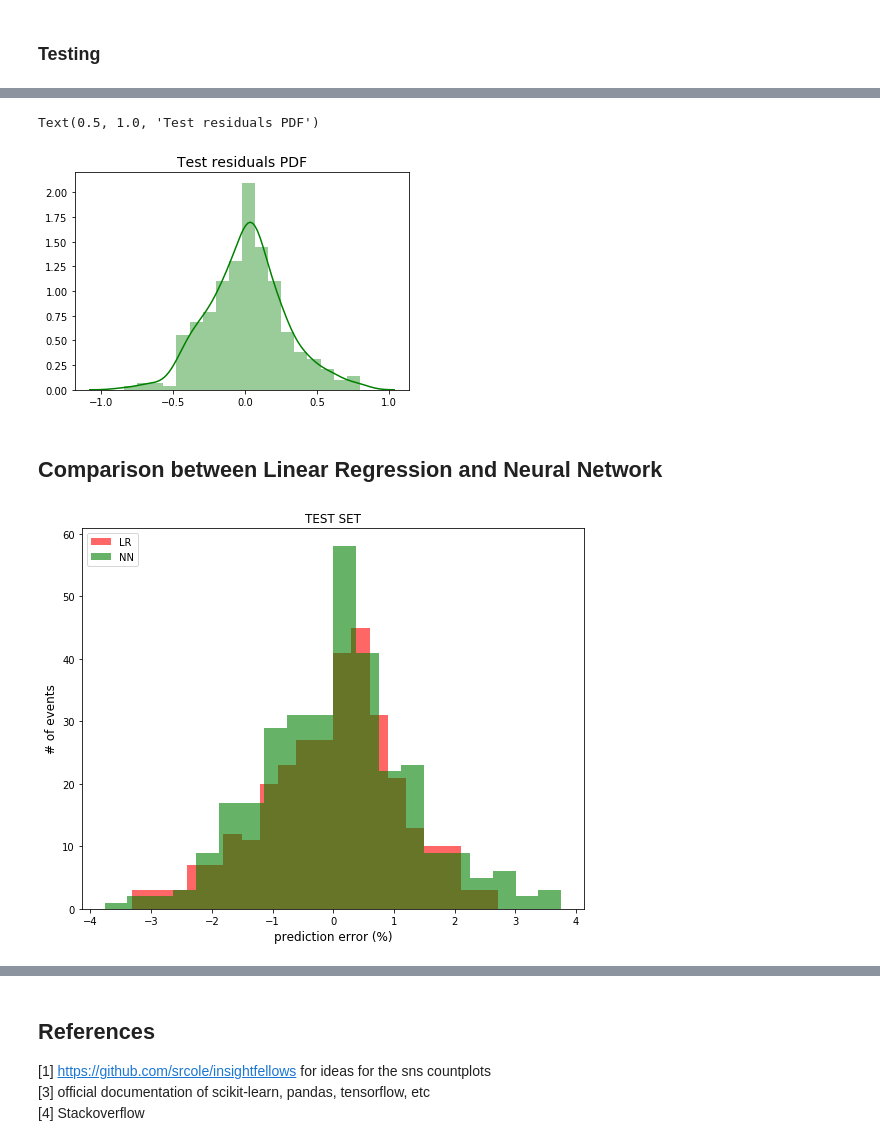
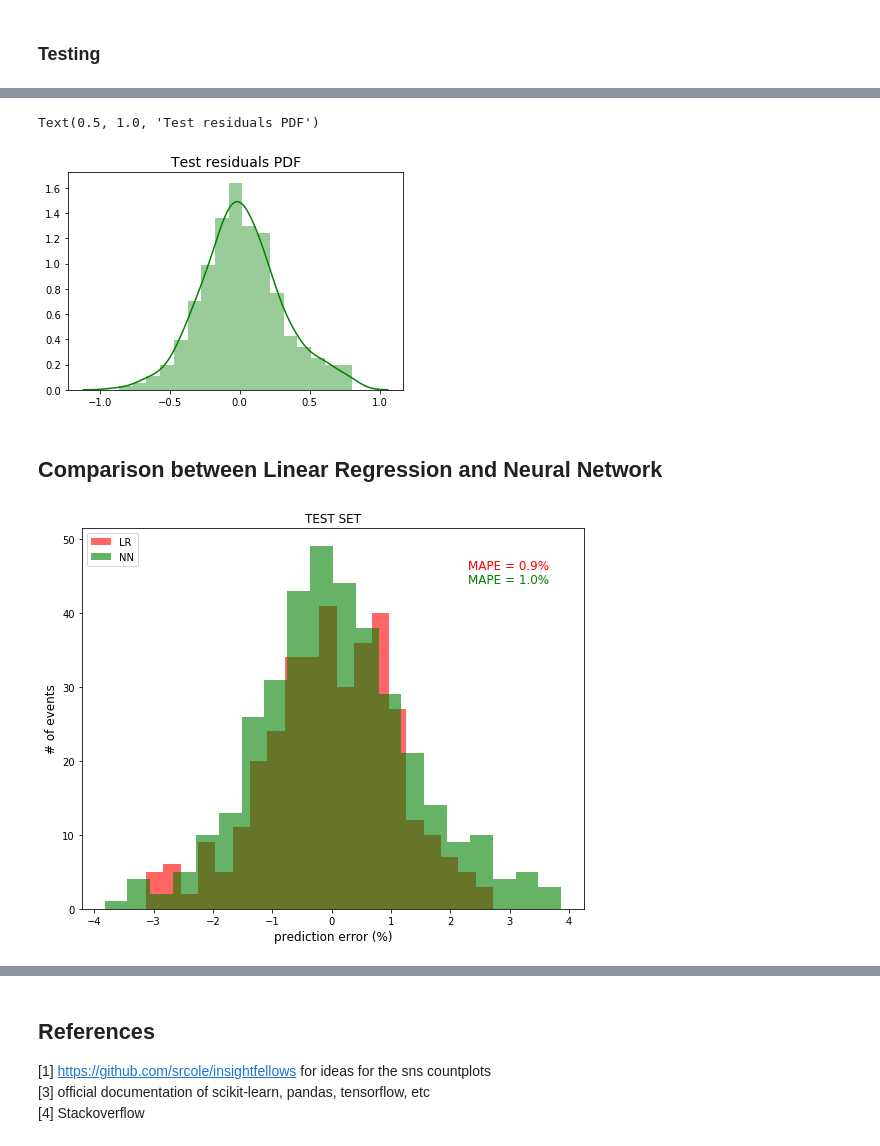
Before and after one commit to rmondini/trackandfield, a Jupyter notebook: all_time_sprint_analysis.ipynb, the cells around one changed output, grey strips where cells are left out. Cells and saved outputs as stored; diff of their text form; code cells hidden in the pictures.

Commit message:
added MAPE and some comments

```diff
--- a/all_time_sprint_analysis.ipynb
+++ b/all_time_sprint_analysis.ipynb
@@ -20,6 +20,7 @@ from sklearn.metrics import r2_score
 ### I. Choose the number of pages to include
 # %%
 # choose number of pages of results we want to include from the WA lists (for each gender)
-npage=15
+# 0<npage<=17 (max number of pages for men's 200m lists)
+npage=17
 # %% [markdown]
 ### II. Scrape the data from the WA website
@@ -558,7 +560,7 @@ sns.distplot(test_target - y_hat_test_nn, color='g')
 plt.title("Test residuals PDF", size=14)
 # %% [output]
 Text(0.5, 1.0, 'Test residuals PDF')
-[figure, old version]
+[figure, new version]
 # %% [markdown]
 ## Comparison between Linear Regression and Neural Network
 # %%
@@ -567,17 +569,27 @@ LRdiff=100*(y_test-y_hat_test)/y_test
 
 # difference (%) between truth and predictions for test set for NN
 NNdiff=100*(test_target-y_hat_test_nn)/test_target
+
+# MAPE of test set for LR
+LRmape=np.mean(np.abs(LRdiff))
+
+# MAPE of test set for NN
+NNmape=np.mean(np.abs(NNdiff))
 # %%
 plt.figure(figsize=(9,7))
 plt.hist(LRdiff, bins=20, alpha=0.6, label='LR', color='red')
 plt.hist(NNdiff, bins=20, alpha=0.6, label='NN', color='green')
 plt.legend(loc='upper left')
 plt.title('TEST SET', size=12)
 plt.xlabel('prediction error (%)', size=12)
 plt.ylabel('# of events', size=12)
+
+plt.text(2.3,46,'MAPE = %.1f' % LRmape + '%', size=12, color='red')
+plt.text(2.3,44,'MAPE = %.1f' % NNmape + '%', size=12, color='green')
+
 plt.show()
 # %% [output]
-[figure, old version]
+[figure, new version]
 # %%
 plt.figure(figsize=(6,6))
 plt.scatter(y_test, y_hat_test, 10, marker='.', c='r', label='LR')
```
Also changed, not shown: parts of 26 cells of this notebook.
